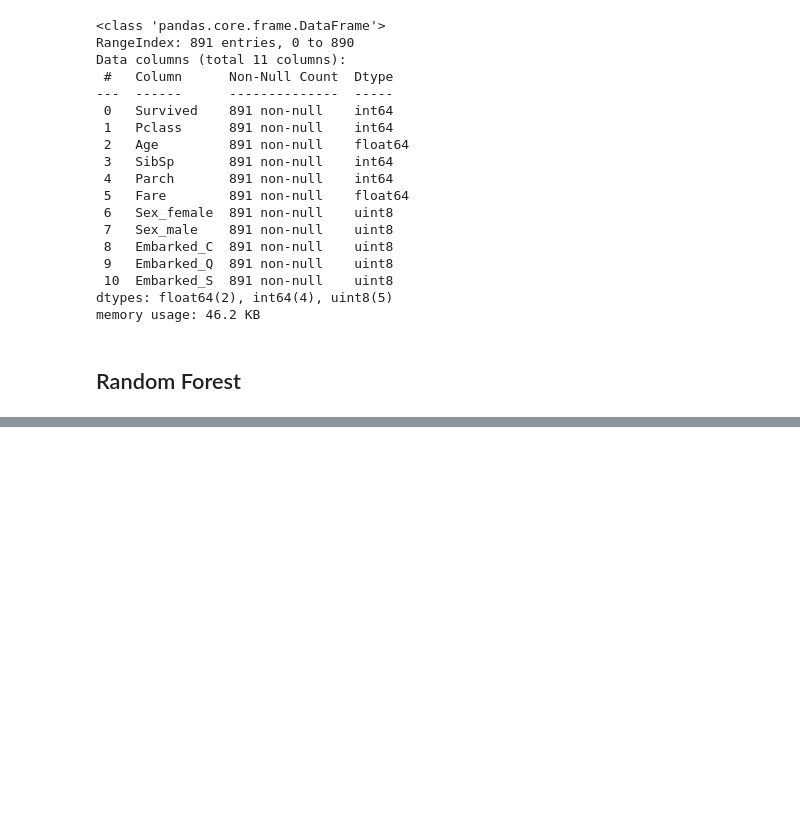
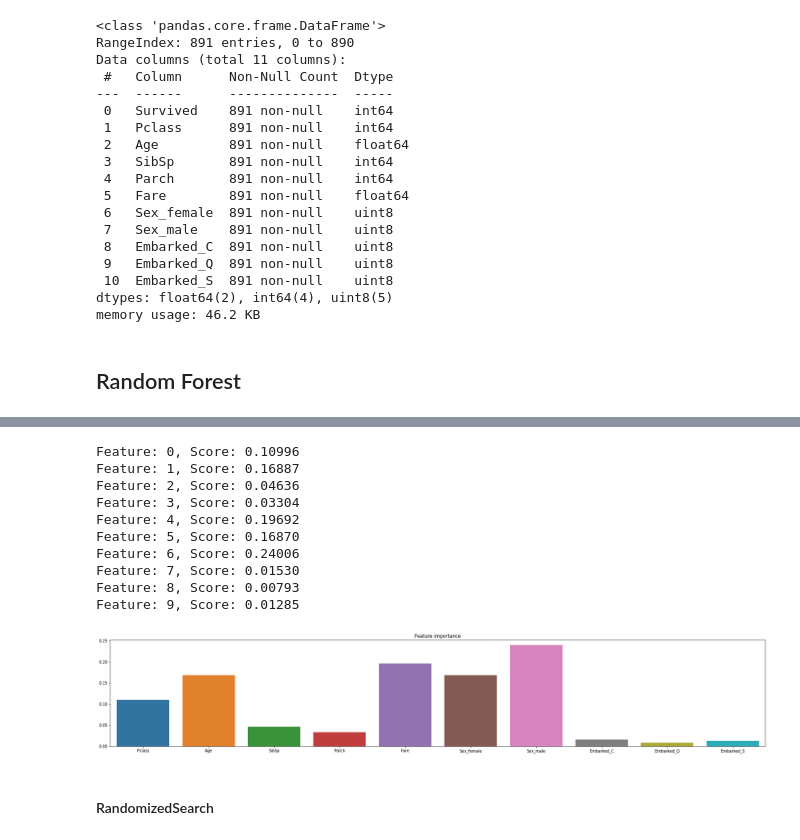
Before and after one commit to lusilve44/Random-Forest-Project, a Jupyter notebook: src/explore.ipynb, the cells around one changed output, grey strips where cells are left out. Saved outputs shown, nothing was run; the diff lists cells and outputs as text; code cells hidden in the pictures; blank space fills up the shorter version.

```diff
--- a/src/explore.ipynb
+++ b/src/explore.ipynb
@@ -178,7 +188,7 @@ Data columns (total 11 columns):
 dtypes: float64(2), int64(4), uint8(5)
 memory usage: 46.2 KB
 # %%
-df_processed = df_raw
+df_processed = df_raw.copy()
 df_processed.to_csv('../data/processed/df_processed.csv')
 # %% [markdown]
 ## Random Forest
@@ -187,0 +195,5 @@ SyntaxError: invalid syntax (1763543092.py, line 1)
+# %%
+df = df_processed.copy()
+
+X = df.drop(columns = ['Survived']).copy()
+y = df['Survived']
@@ -187,0 +262,25 @@ SyntaxError: invalid syntax (1763543092.py, line 1)
+# %%
+imp_g = clf_gscv.feature_importances_
+
+for i,v in enumerate(imp_g):
+	print('Feature: %0d, Score: %.5f' % (i,v))
+
+plt.figure(figsize=(30,5))
+columns = X.columns
+sns.barplot(columns, imp_g)
+plt.title('Feature importance')
+plt.show()
+# %% [output]
+Feature: 0, Score: 0.10996
+Feature: 1, Score: 0.16887
+Feature: 2, Score: 0.04636
+Feature: 3, Score: 0.03304
+Feature: 4, Score: 0.19692
+Feature: 5, Score: 0.16870
+Feature: 6, Score: 0.24006
+Feature: 7, Score: 0.01530
+Feature: 8, Score: 0.00793
+Feature: 9, Score: 0.01285
+[figure, added]
+# %% [markdown]
+#### RandomizedSearch
```
Also changed, not shown: parts of 25 cells of this notebook.
